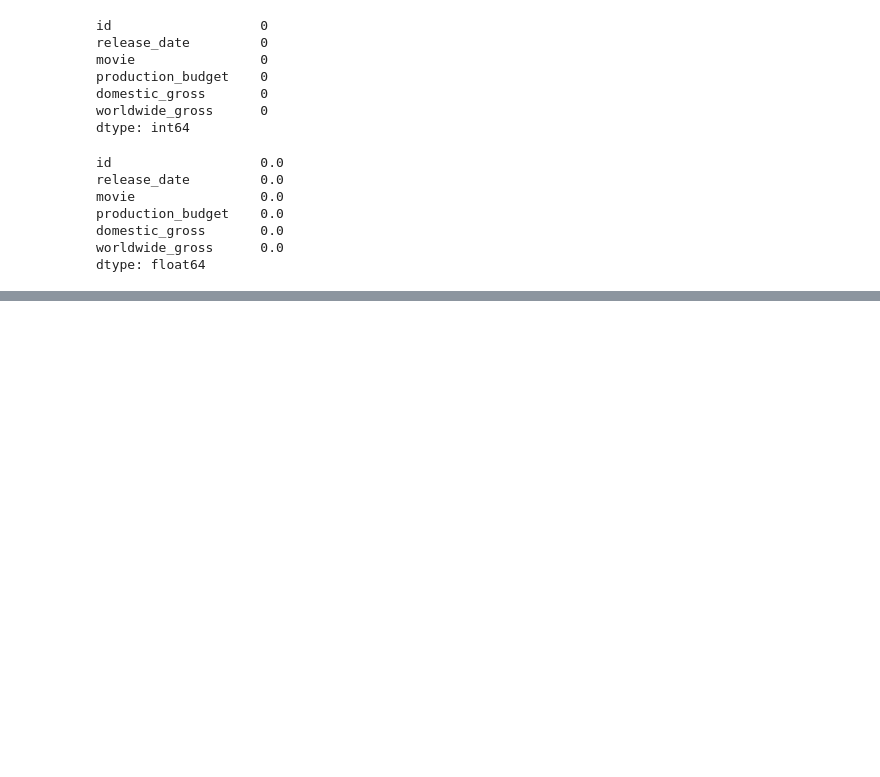
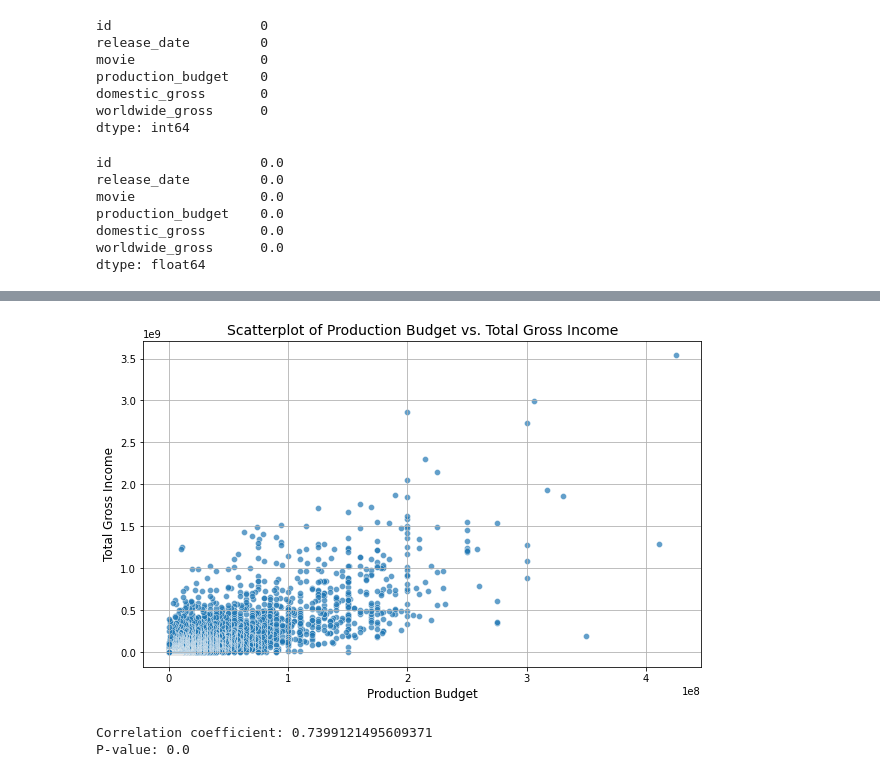
Before and after one commit to Thazes/Dsf-pt09-grp2, a Jupyter notebook: phase_2_group_2.ipynb, the cells around one changed output, grey strips where cells are left out. Cells and saved outputs as stored; diff of their text form; code cells hidden in the pictures; blank space fills up the shorter version.

Commit message:
completed regression linear model for tn_movie_budgets

```diff
--- a/phase_2_group_2.ipynb
+++ b/phase_2_group_2.ipynb
@@ -98,0 +95,17 @@ dtype: float64
+# %%
+# Set pandas display options to prevent scientific notation
+
+pd.set_option('display.float_format', '{:.2f}'.format)
+
+columns_to_clean = ["production_budget", "domestic_gross", "worldwide_gross"]
+df_movie_budgets[columns_to_clean] = (
+    df_movie_budgets[columns_to_clean]
+    .replace({"[$,]": ""}, regex=True)
+    .astype(float)
+)
+
+# Calculate total gross income correctly
+df_movie_budgets["total_gross_income"] = (
+    df_movie_budgets["domestic_gross"] + df_movie_budgets["worldwide_gross"]
+)
+df_movie_budgets.head()
@@ -98,0 +135,23 @@ dtype: float64
+# %%
+
+# Scatterplot with Seaborn showing correlation between production budget and Total gross income
+plt.figure(figsize=(10, 6))
+sns.scatterplot(x='production_budget', y='total_gross_income', data=df_movie_budgets, alpha=0.7)
+plt.title('Scatterplot of Production Budget vs. Total Gross Income', fontsize=14)
+plt.xlabel('Production Budget', fontsize=12)
+plt.ylabel('Total Gross Income', fontsize=12)
+plt.grid(True)
+plt.show()
+# %% [output]
+[figure, added]
+# %%
+from scipy.stats import pearsonr
+
+#Calculating the correlation coefficient (𝑟) between production budget and total gross income:
+
+r, p_value = pearsonr(df_movie_budgets['production_budget'], df_movie_budgets['total_gross_income'])
+print(f"Correlation coefficient: {r}")
+print(f"P-value: {p_value}")
+# %% [output]
+Correlation coefficient: 0.7399121495609371
+P-value: 0.0
```
Also changed, not shown: parts of 8 cells of this notebook.
